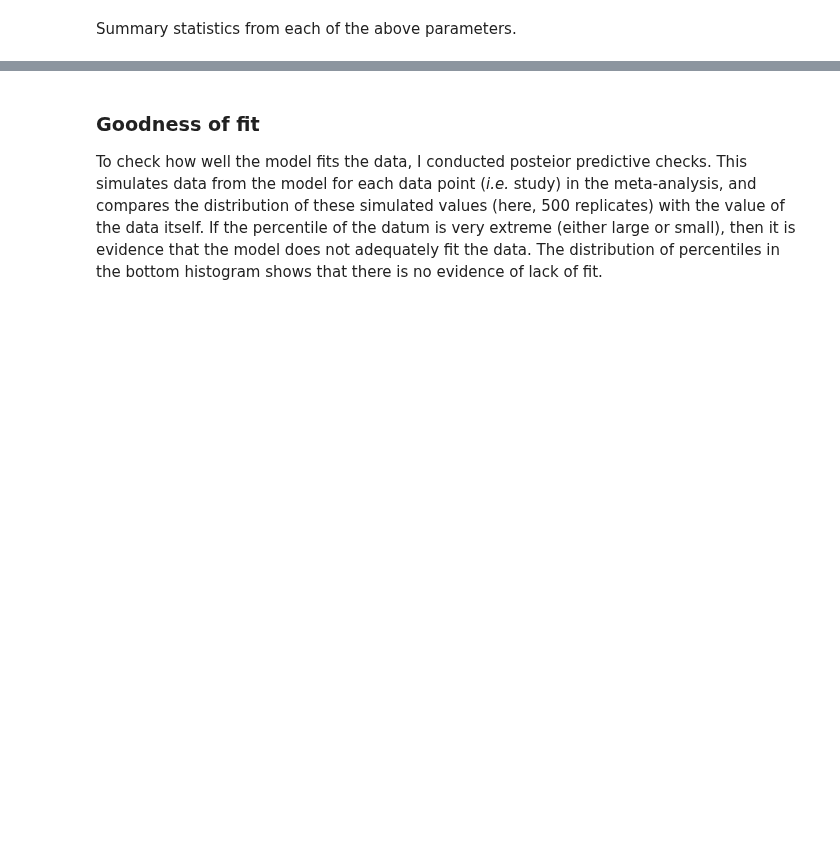
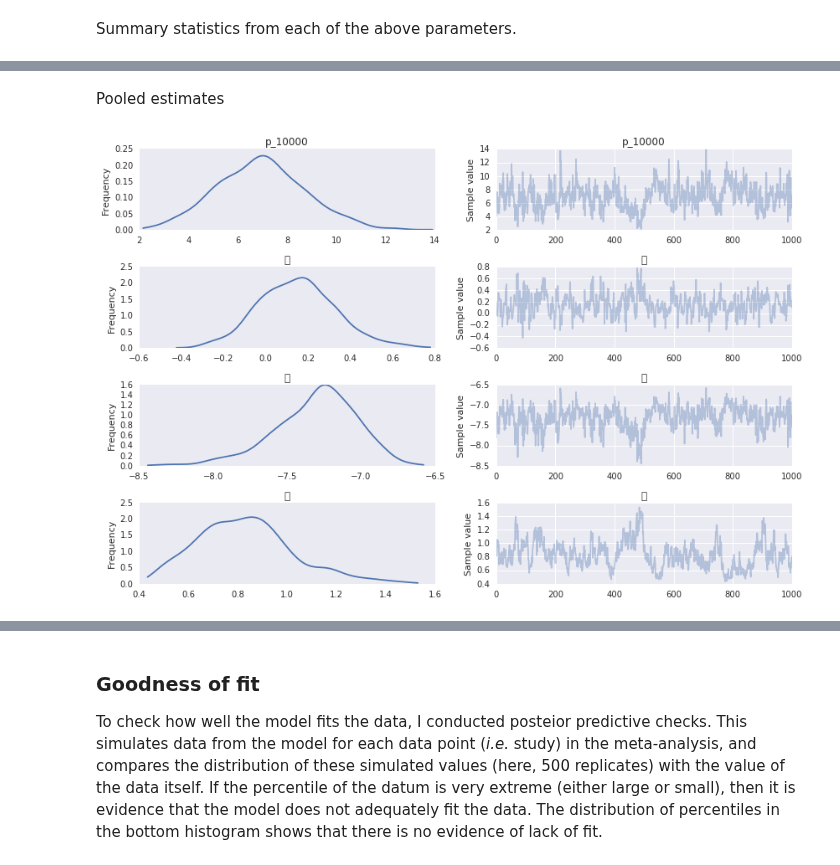
Before and after one commit to VanderbiltPopHealthSci/uterine_fibroids_MA, a Jupyter notebook: Key Question 3 Meta-analysis.ipynb, the cells around one changed output, grey strips where cells are left out. Saved outputs shown, nothing was run; the diff lists cells and outputs as text; code cells hidden in the pictures; blank space fills up the shorter version.

```diff
--- a/Key Question 3 Meta-analysis.ipynb
+++ b/Key Question 3 Meta-analysis.ipynb
@@ -217,5 +187,5 @@ Applied log-transform to σ_sq and added transformed σ_sq_log to model.
 # %%
-with pritts_gp:
-#     trace_gp = pm.sample(2000, random_seed=[20140425, 19700903])
-    gp_fit = pm.variational.advi(n=10000)
+with pritts_uncond:
+    trace_uncond = pm.sample(2000, random_seed=rseeds[0])#, random_seed=[20140425, 19700903], njobs=2)
+#     gp_fit = pm.variational.advi(n=10000)
 # %% [output]
@@ -304,0 +255,7 @@ pm.forestplot(trace[1000:], varnames=['age_max_missing'], ylabels=[''])
+# %% [markdown]
+Pooled estimates
+# %%
+pm.traceplot(trace_uncond[1000:], varnames=['p_10000',
+                                     'α', 'μ', 'σ']);
+# %% [output]
+[figure, added]
```
Also changed, not shown: parts of 17 cells of this notebook, 3 other files.
